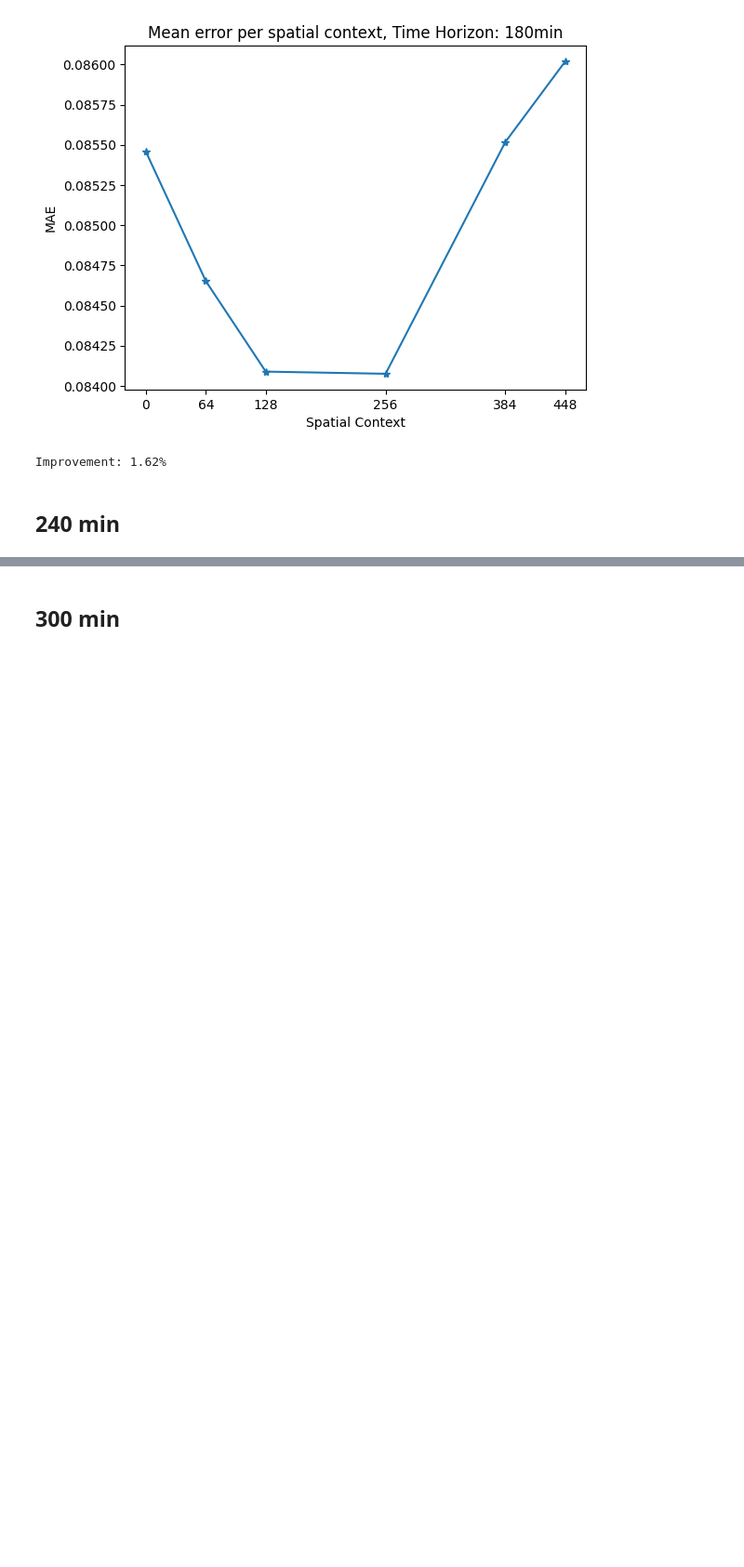
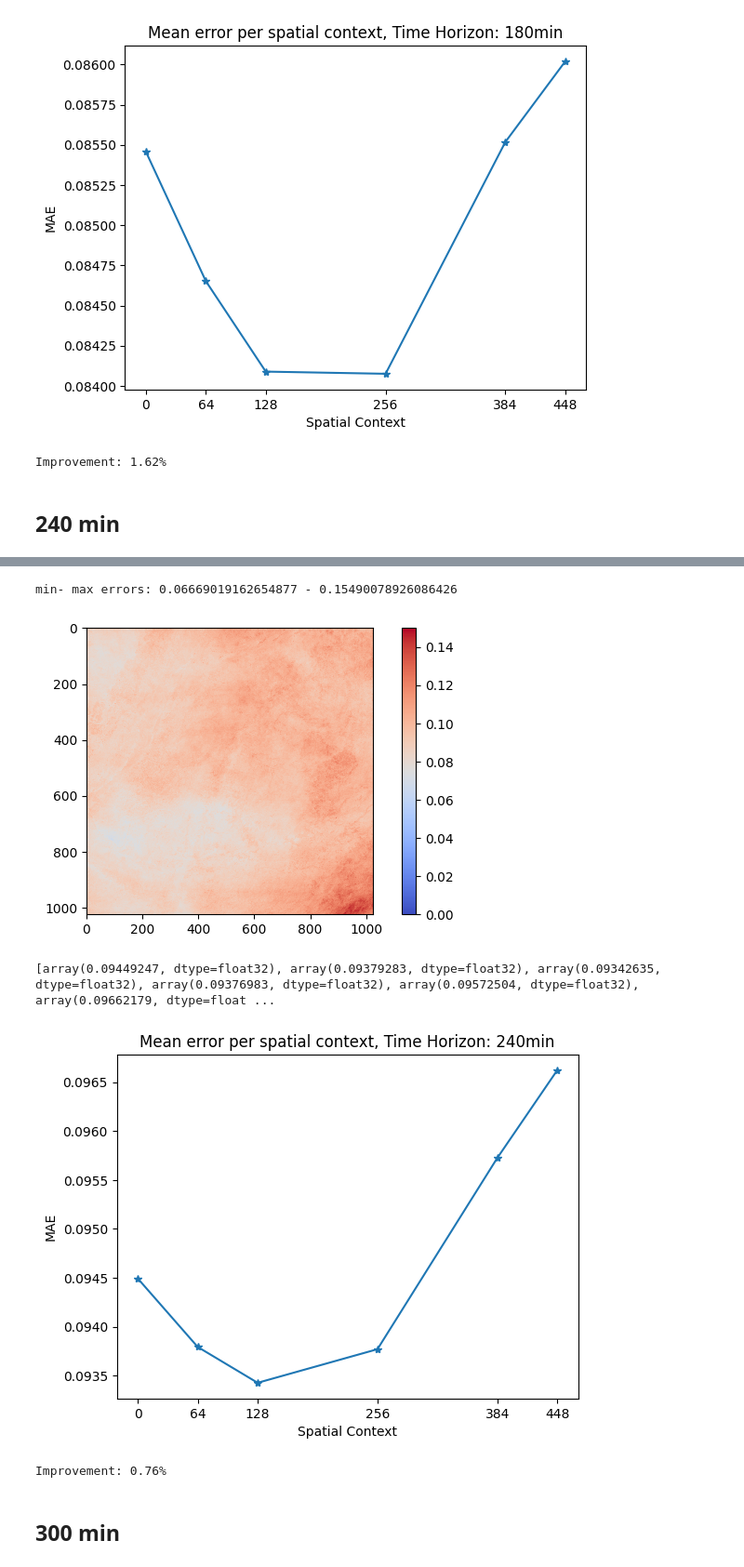
Before and after one commit to andresherrera97/cloudiness_probabilistic_forecasting, a Jupyter notebook: src/spatial_context.ipynb, the cells around one changed output, grey strips where cells are left out. Shown at 93% size. Drawn from its saved outputs; the diff is of its cells as text; code cells hidden in the pictures; blank space fills up the shorter version.

Commit message:
update spatial context

```diff
--- a/src/spatial_context.ipynb
+++ b/src/spatial_context.ipynb
@@ -28,8 +35,16 @@ unet_det_10min = "../checkpoints/goes16/det_10min/det/UNet_IN3_F16_SC0_BS_6_TH10
 unet_det_60min = "../checkpoints/goes16/det32_60min/det/UNet_IN3_F32_SC0_BS_4_TH60_E5_BVM0_05_D2024-10-19_08:05.pt"
 unet_det_120min = "../checkpoints/goes16/det32_120min/det/UNet_IN3_F32_SC0_BS_4_TH120_E7_BVM0_07_D2024-10-24_11:54.pt"
 unet_det_180min = "../checkpoints/goes16/det32_180min/det/UNet_IN3_F32_SC0_BS_4_TH180_E20_BVM0_08_D2024-10-25_03:40.pt"
-unet_det_240min = None
-unet_det_300min = None
+unet_det_240min = "../checkpoints/goes16/det32_240min/det/UNet_IN3_F32_SC0_BS_4_TH240_E15_BVM0_09_D2024-10-29_16:37.pt"
+unet_det_300min = "../checkpoints/goes16/det32_300min/det/UNet_IN3_F32_SC0_BS_4_TH300_E13_BVM0_10_D2024-10-28_21:28.pt"
+
+unet_config = UNetConfig(
+    in_frames=3,
+    spatial_context=0,
+    filters=16,
+    output_activation="sigmoid",
+    device=device,
+)
 # %% [markdown]
 # Run on validation to calculate Spatial context
 # %% [markdown]
@@ -378,2 +420,47 @@ Improvement: 1.62%
+# %%
+print(f"min- max errors: {error_img_240.min()} - {error_img_240.max()}")
+
+viz.show_image_w_colorbar(
+    image=error_img_240.cpu().numpy()[0, 0],
+    title=None,
+    fig_name="Error Map",
+    save_fig=False,
+    bar_max=0.16,
+    colormap="coolwarm"
+)
+
+
+# mean error against spatial context
+
+spatial_context = [0, 64, 128, 256, 384, 448]
+error_per_sc_240 = []
+for sc in spatial_context:
+    if sc != 0:
+        cropped_error_map = error_img_240[0, 0, sc: -sc]
+    else:
+        cropped_error_map = error_img_240[0, 0]
+    error_per_sc_240.append(torch.mean(cropped_error_map).cpu().numpy())
+
+print(error_per_sc_240)
+
+fig, ax = plt.subplots()
+plt.plot(spatial_context, error_per_sc_240, "*-")
+ax.set_title("Mean error per spatial context, Time Horizon: 240min")
+ax.set_ylabel("MAE")
+ax.set_xlabel("Spatial Context")
+ax.set_xticks(spatial_context)
+ax.set_xticklabels(spatial_context)
+plt.show()
+# %% [output]
+min- max errors: 0.06669019162654877 - 0.15490078926086426
+[figure, added]
+[array(0.09449247, dtype=float32), array(0.09379283, dtype=float32), array(0.09342635, dtype=float32), array(0.09376983, dtype=float32), array(0.09572504, dtype=float32), array(0.09662179, dtype=float ...
+[figure, added]
+# %%
+# improvement with 256 spatial context
+improvement_240 = (error_per_sc_240[0] - error_per_sc_240[3])/error_per_sc_240[0] * 100
+print(f"Improvement: {improvement_240:.2f}%")
+# %% [output]
+Improvement: 0.76%
 # %% [markdown]
 ## 300 min
```
Also changed, not shown: parts of 6 cells of this notebook.
